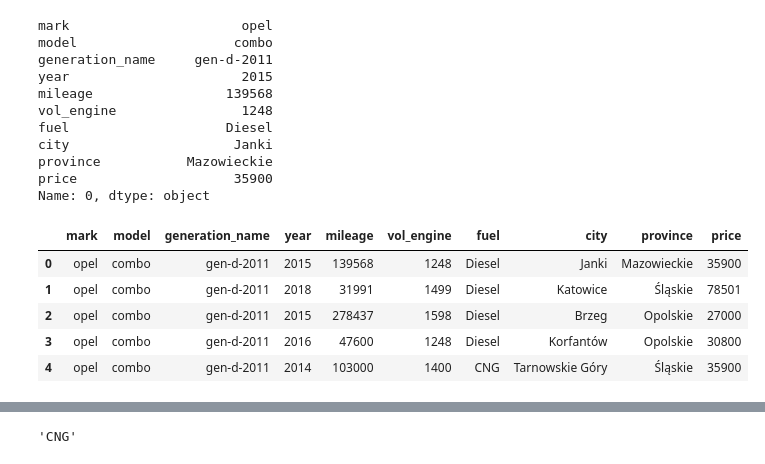
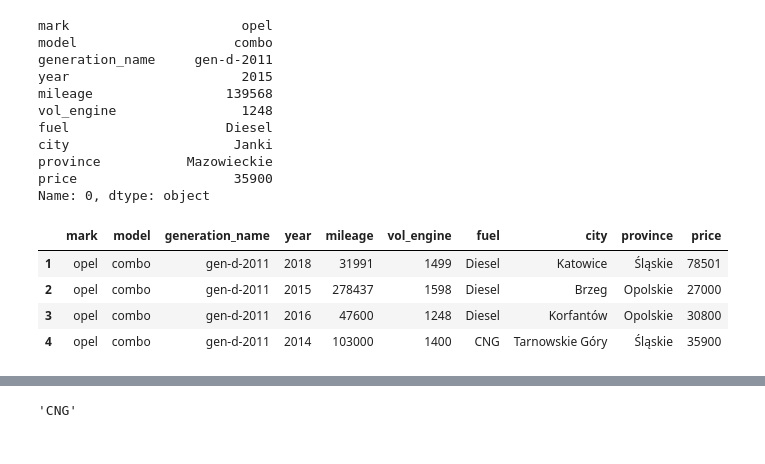
Before and after one commit to carbajaljerson/Pandas, a Jupyter notebook: DataFrameOperations.ipynb, the cells around one changed output, grey strips where cells are left out. Cells and saved outputs as stored; diff of their text form; code cells hidden in the pictures.

```diff
--- a/DataFrameOperations.ipynb
+++ b/DataFrameOperations.ipynb
@@ -395,13 +393,12 @@ Name: 0, dtype: object
 # %%
 # Obtener las 5 primeras filas (devolverá un DataFrame)
 
-# df.iloc[0:5] : Selecciona de filas desde el índice 0 hasta el índice 5, pero no se incluye el índice 5
-#                Se seleccionan los elementos desde el índice inicial hasta el índice final-1
+# df.iloc[inicio:fin]: Se seleccionan los elementos desde el índice inicial hasta el índice final-1
+# df.iloc[0:5] : Seleccion de filas desde el índice 0 hasta el índice 4
 
-df.iloc[0:5]
+df.iloc[1:5]
 # %% [output]
 |  | mark | model | generation_name | year | mileage | vol_engine | fuel | city | province | price |
-| 0 | opel | combo | gen-d-2011 | 2015 | 139568 | 1248 | Diesel | Janki | Mazowieckie | 35900 |
 | 1 | opel | combo | gen-d-2011 | 2018 | 31991 | 1499 | Diesel | Katowice | Śląskie | 78501 |
 | 2 | opel | combo | gen-d-2011 | 2015 | 278437 | 1598 | Diesel | Brzeg | Opolskie | 27000 |
 | 3 | opel | combo | gen-d-2011 | 2016 | 47600 | 1248 | Diesel | Korfantów | Opolskie | 30800 |
```
Also changed, not shown: parts of 3 cells of this notebook.
